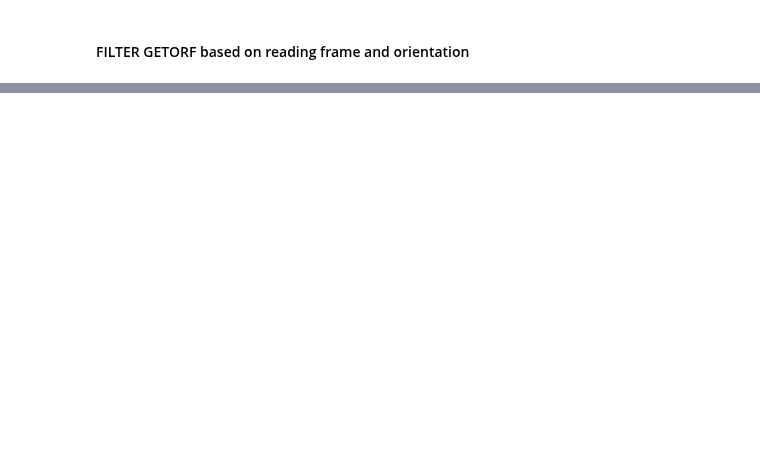
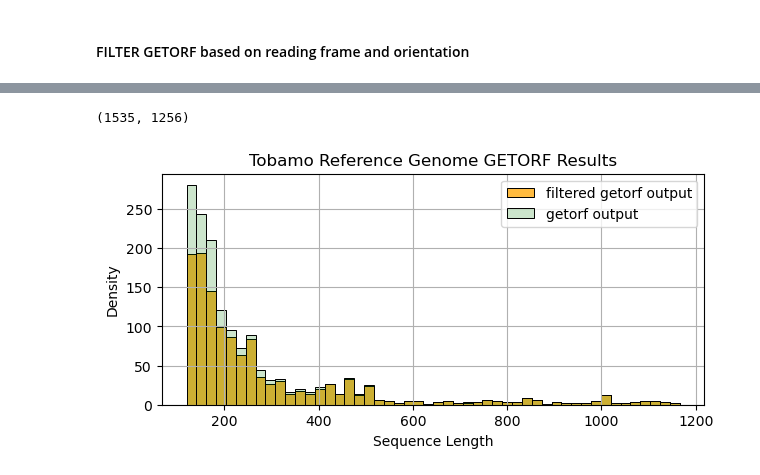
Before and after one commit to nezapajek/project-tobamo, a Jupyter notebook: analysis/whole_orf/04_diamond_results_x_getorf.ipynb, the cells around one changed output, grey strips where cells are left out. Drawn from its saved outputs; the diff is of its cells as text; code cells hidden in the pictures; blank space fills up the shorter version.

```diff
--- a/analysis/whole_orf/04_diamond_results_x_getorf.ipynb
+++ b/analysis/whole_orf/04_diamond_results_x_getorf.ipynb
@@ -148,0 +171,58 @@ filtered_getorf.to_csv('filtered_getorf.csv', index=False)
+# %%
+difference_df = getorf.merge(filtered_getorf, how='outer', indicator=True)
+# Keep only the rows from df1 that are not in df2
+difference_df = difference_df[difference_df['_merge'] == 'left_only']
+# Drop the indicator column
+difference_df.drop('_merge', axis=1, inplace=True)
+# %%
+len(getorf.seq_len), len(filtered_getorf.seq_len)
+# %% [output]
+(1535, 1256)
+# %%
+# Define the data for the KDE plot
+seq_len1 = filtered_getorf.seq_len  # Assuming this is a list or a Pandas Series
+seq_len2 = difference_df.seq_len
+seq_len0 = getorf.seq_len
+
+# Create subplots
+fig, ax = plt.subplots(figsize=(7, 3))
+
+
+# # Add vertical lines
+# vertical_lines = [1115.04, 272.81, 463.94, 160.74]  # List of x-values for vertical lines
+# for x in vertical_lines:
+#     ax.axvline(x=x, color='black', linestyle='--', linewidth=1.5)
+
+
+# Find the common min and max for both datasets
+common_min = min(min(seq_len0), min(seq_len1))
+common_max = max(max(seq_len0), max(seq_len1))
+
+num_bins = 50
+bin_edges = np.linspace(common_min, common_max, num_bins + 1)  # +1 to get 50 bins
+
+# Plot KDE with a histogram
+# sns.histplot(seq_len1, kde=True, stat='density', ax=ax, color='orange', bins=50, label='Original Data')  # Adjust 'bins' as needed
+sns.histplot(seq_len1, ax=ax, color='orange', bins=bin_edges, label='filtered getorf output')  # Adjust 'bins' as needed
+
+# sns.histplot(seq_len2, kde=True, stat='density', ax=ax, color='blue', bins=50, label='Difference Data', alpha=0.2)
+
+# sns.histplot(seq_len0, kde=True, stat='density', ax=ax, color='green', bins=50, label='Difference Data', alpha=0.2)
+sns.histplot(seq_len0, ax=ax, color='green', bins=bin_edges, label='getorf output', alpha=0.2)
+
+ax.legend()
+
+# Set plot title
+ax.set_title('Tobamo Reference Genome GETORF Results')
+
+# Label x and y axes
+ax.set_xlabel('Sequence Length')
+ax.set_ylabel('Density')
+
+# Add grid lines for better readability
+ax.grid(True)
+
+# Show the plot
+plt.show()
+# %% [output]
+[figure, added]
```
Also changed, not shown: parts of 20 cells of this notebook, 3 other files.
